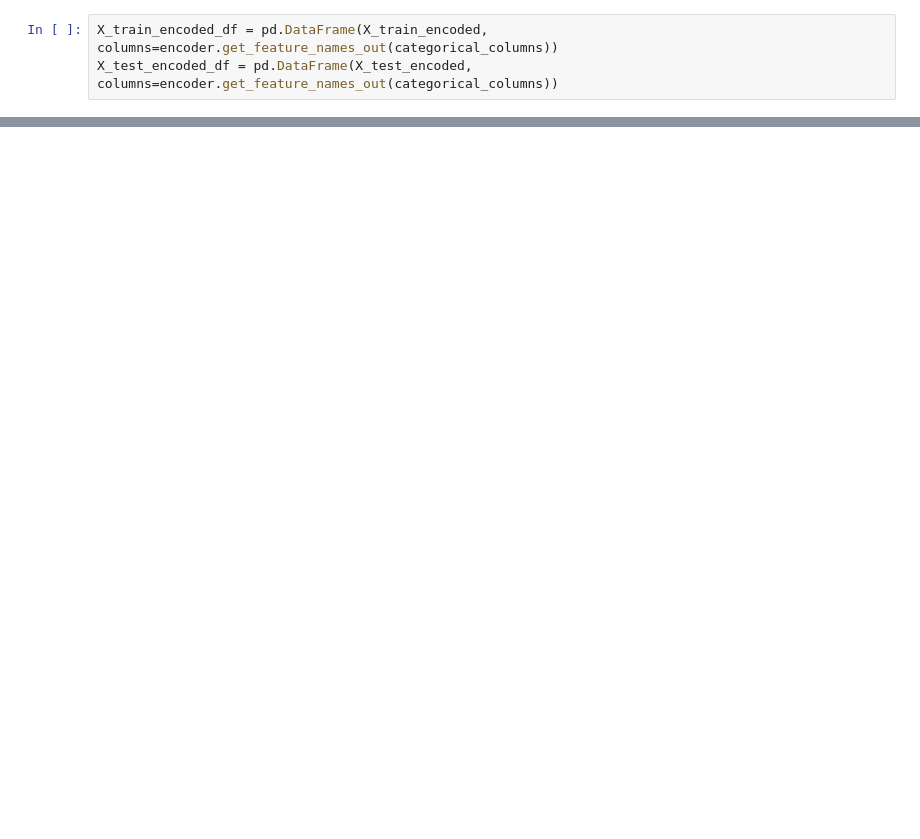
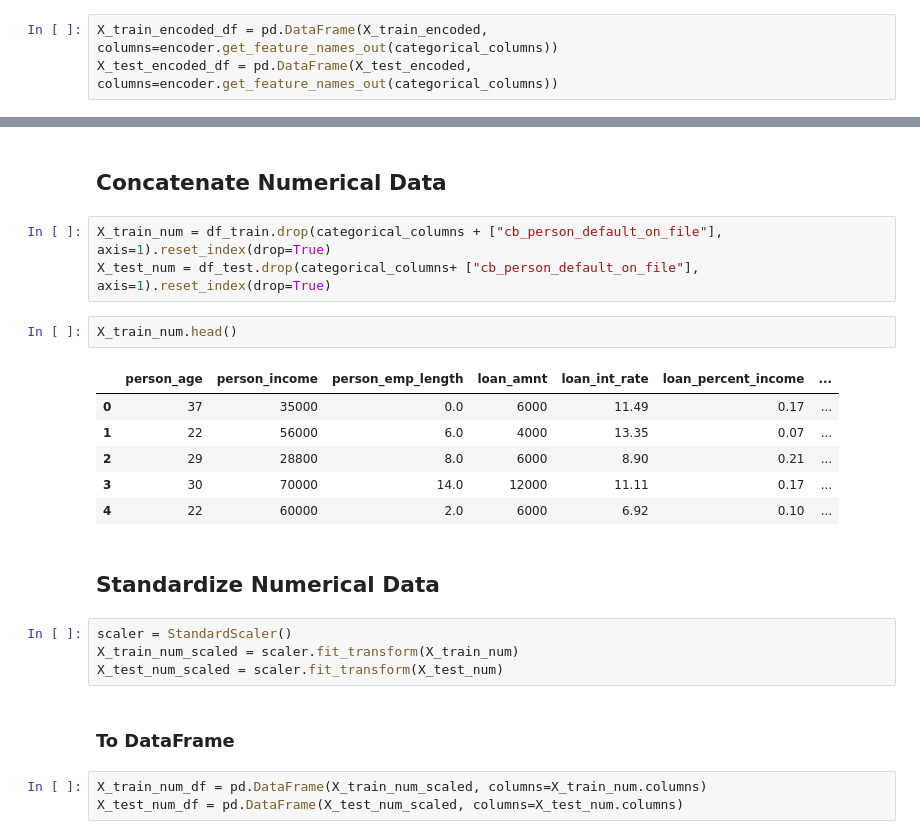
Before and after one commit to fkaan/loan-approval-prediction, a Jupyter notebook: loan-approval-prediction.ipynb, the cells around one changed output, grey strips where cells are left out. Cells and saved outputs as stored; diff of their text form; blank space fills up the shorter version.

Commit message:
Kaggle Notebook | Loan Approval Prediction with ANN | Version 5

```diff
--- a/loan-approval-prediction.ipynb
+++ b/loan-approval-prediction.ipynb
@@ -114,0 +124,25 @@ X_test_encoded_df = pd.DataFrame(X_test_encoded, columns=encoder.get_feature_nam
+# %% [markdown]
+## Concatenate Numerical Data
+# %%
+X_train_num = df_train.drop(categorical_columns + ["cb_person_default_on_file"], axis=1).reset_index(drop=True)
+X_test_num = df_test.drop(categorical_columns+ ["cb_person_default_on_file"], axis=1).reset_index(drop=True)
+# %%
+X_train_num.head()
+# %% [output]
+|  | person_age | person_income | person_emp_length | loan_amnt | loan_int_rate | loan_percent_income | ... |
+| 0 | 37 | 35000 | 0.0 | 6000 | 11.49 | 0.17 | ... |
+| 1 | 22 | 56000 | 6.0 | 4000 | 13.35 | 0.07 | ... |
+| 2 | 29 | 28800 | 8.0 | 6000 | 8.90 | 0.21 | ... |
+| 3 | 30 | 70000 | 14.0 | 12000 | 11.11 | 0.17 | ... |
+| 4 | 22 | 60000 | 2.0 | 6000 | 6.92 | 0.10 | ... |
+# %% [markdown]
+## Standardize Numerical Data
+# %%
+scaler = StandardScaler()
+X_train_num_scaled = scaler.fit_transform(X_train_num)
+X_test_num_scaled = scaler.fit_transform(X_test_num)
+# %% [markdown]
+### To DataFrame
+# %%
+X_train_num_df = pd.DataFrame(X_train_num_scaled, columns=X_train_num.columns)
+X_test_num_df = pd.DataFrame(X_test_num_scaled, columns=X_test_num.columns)
```
Also changed, not shown: parts of 2 cells of this notebook.
